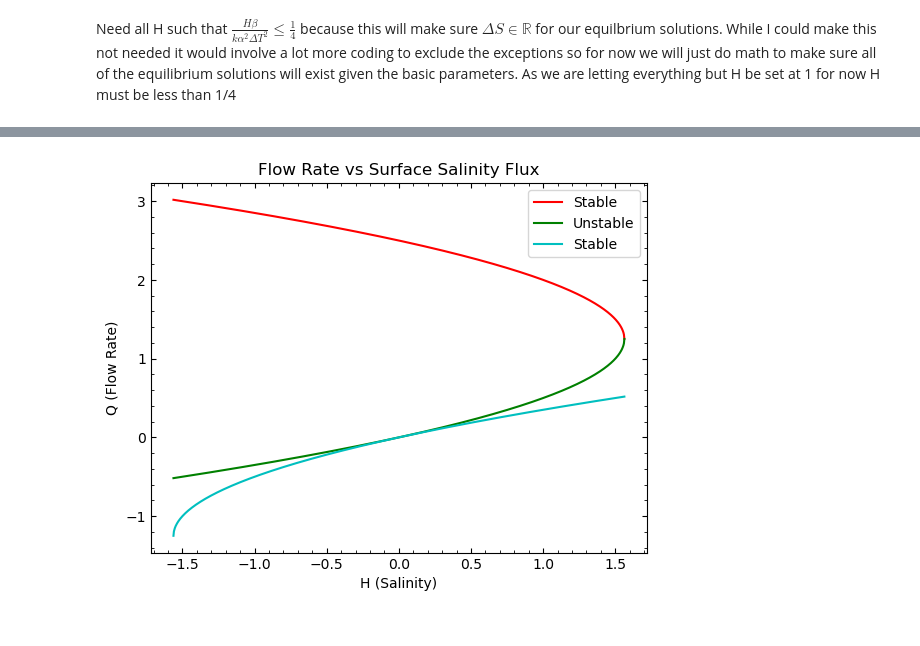
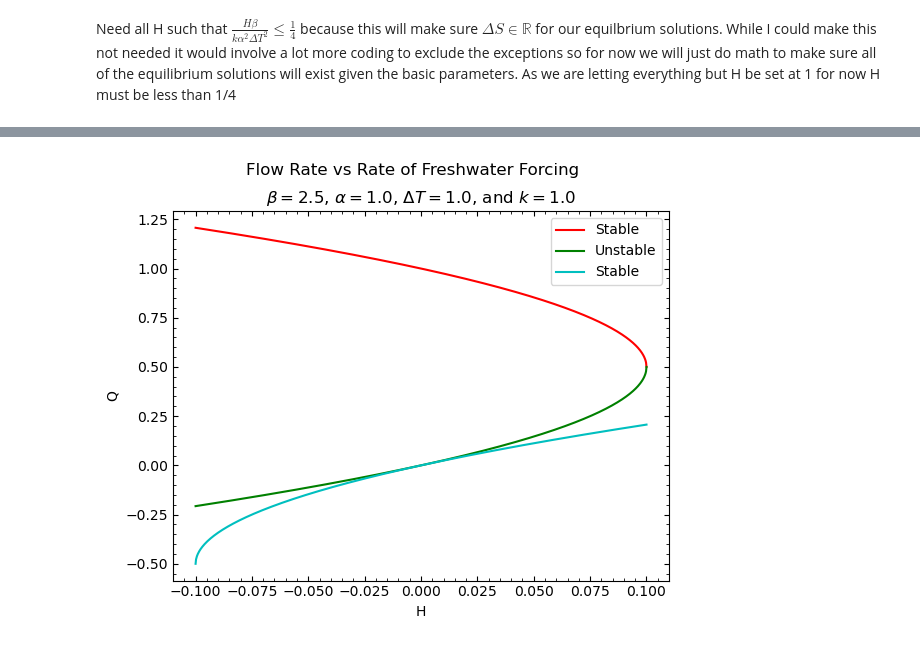
Before and after one commit to nsfuss/AMOC-Senior-Project, a Jupyter notebook: QvsH Modeling.ipynb, the cells around one changed output, grey strips where cells are left out. Cells and saved outputs as stored; diff of their text form; code cells hidden in the pictures.

Commit message:
Created new graphs in the QvsH model and the QvsT model

```diff
--- a/QvsH Modeling.ipynb
+++ b/QvsH Modeling.ipynb
@@ -19,13 +59,19 @@ Need all H such that $\frac{H\beta}{k \alpha^2  \Delta T^2} \leq \frac{1}{4}$ be
 # %%
-H = getH([1,2.5,1,1],1000)
-qs = q_H(H, [1,2.5,1,1])
+beta = 2.5
+alpha = 1
+deltaT = 1
+k = 1
+Args = [beta,alpha,deltaT,k]
+H = getH(Args,1000)
+qs = q_H(H, Args)
 
 plt.plot(H, qs[1], color='r',label='Stable')
 plt.plot(H, qs[0], color='g',label='Unstable')
 plt.plot(H, qs[2], color='c',label='Stable')
-plt.title('Flow Rate vs Surface Salinity Flux')
-plt.xlabel('H (Salinity)')
-plt.ylabel('Q (Flow Rate)')
+plt.title(r'$\beta =$%.1f, $\alpha =$%.1f, $\Delta T =$%.1f, and $k =$%.1f' % (beta,alpha,deltaT,k))
+plt.suptitle('Flow Rate vs Rate of Freshwater Forcing')
+plt.xlabel('H')
+plt.ylabel('Q')
 leg = plt.legend()
 # %% [output]
-[figure, old version]
+[figure, new version]
```
Also changed, not shown: parts of 1 cell of this notebook, 1 other file.
